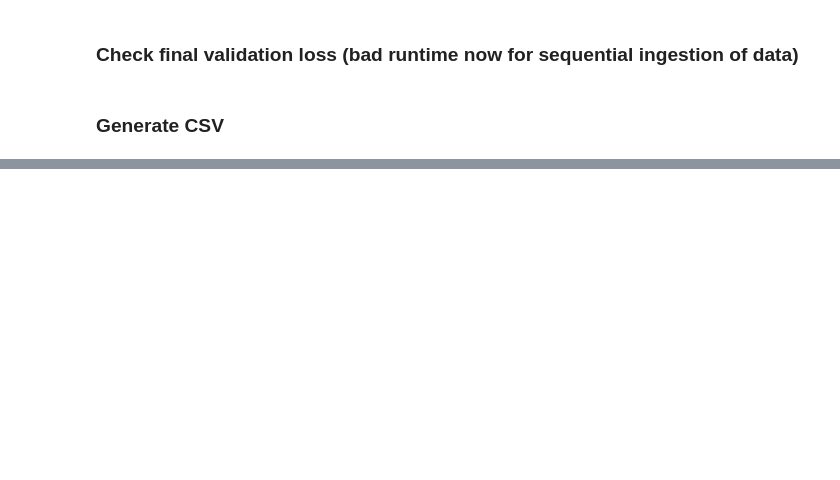
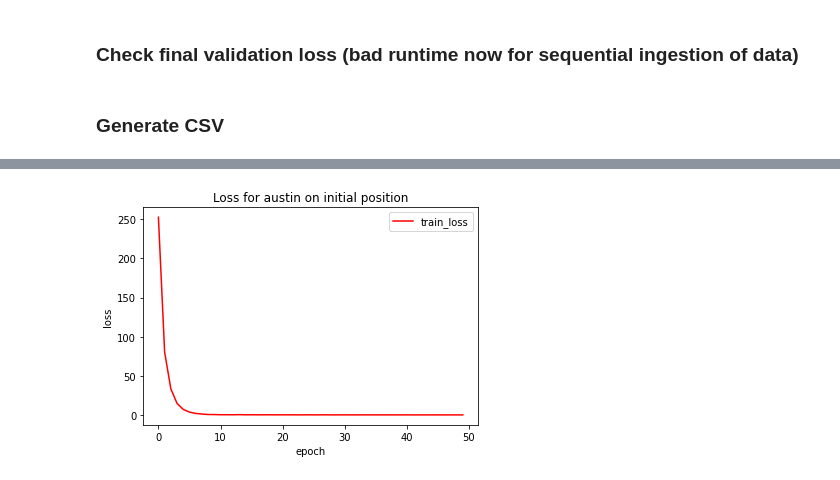
Before and after one commit to cepan/Autonomous_Vehicle_Trajectory_Prediction, a Jupyter notebook: argo2/seq2seq_lstm/two_lstm_enc_dec_all.ipynb, the cells around one changed output, grey strips where cells are left out. Cells and saved outputs as stored; diff of their text form; code cells hidden in the pictures; blank space fills up the shorter version.

Commit message:
push final model

```diff
--- a/argo2/seq2seq_lstm/two_lstm_enc_dec_all.ipynb
+++ b/argo2/seq2seq_lstm/two_lstm_enc_dec_all.ipynb
@@ -155,7 +155,7 @@ Sat May 28 01:30:12 2022
 #     print(t.shape)
 # %%
-# function that tells how long training takes
-def train_time(start_time, end_time):
+# function that tells how long valing takes
+def val_time(start_time, end_time):
     elapsed_time = end_time - start_time
     elapsed_mins = int(elapsed_time / 60)
     elapsed_secs = int(elapsed_time - (elapsed_mins * 60))
@@ -402,0 +498,88 @@ for city in cities:
+# %%
+%%time
+
+# train one model for each city
+device = torch.device('cuda' if torch.cuda.is_available() else 'cpu')
+
+for city in cities:
+    print('Training ' + str(city))
+    train_dataset = ArgoverseDataset(city, 'train')
+
+    X_train_nn_pos = train_dataset.nn_pos_inputs.to(device)
+    y_train_nn_pos = train_dataset.nn_pos_outputs.to(device)
+    X_train_nn_velo = train_dataset.nn_velo_inputs.to(device)
+    y_train_nn_velo = train_dataset.nn_velo_outputs.to(device)
+    X_train = train_dataset.input_positions.to(device)
+    y_train = train_dataset.output_positions.to(device)
+
+    start_time = time.time()
+    nn_pos = lstm_encoder_decoder_no_early.lstm_seq2seq(
+        input_size=2,
+        hidden_size=128,
+        num_layers=1,
+        dropout=0.3
+    )
+
+    nn_pos.to(device)
+
+    train_losses_pos = lstm_encoder_decoder_no_early.train_model(
+        nn_pos,
+        city,
+        X_train_nn_pos,
+        y_train_nn_pos,
+        n_epochs=50,
+        target_len=1,
+        batch_size=256,
+        training_prediction='mixed_teacher_forcing',
+        teacher_forcing_ratio=0.6,
+        learning_rate=0.001,
+        dynamic_tf=False,
+        device=device
+    )
+
+    pickle.dump(nn_pos, open('../models/seq2seq_lstm_pos_' + str(nn_pos.num_layers) + '_' + city, 'wb'))
+    plt.title("Loss for " + city + " on initial position")
+    plt.xlabel("epoch")
+    plt.ylabel("loss")
+    plt.plot(train_losses_pos, color="red", label="train_loss")
+    plt.legend()
+    plt.show()
+
+
+    nn_velo = lstm_encoder_decoder_no_early.lstm_seq2seq(
+        input_size=2,
+        hidden_size=512,
+        num_layers=1,
+        dropout=0.3
+    )
+
+    nn_velo.to(device)
+
+    train_losses_velo = lstm_encoder_decoder_no_early.train_model(
+        nn_velo,
+        city,
+        X_train_nn_velo,
+        y_train_nn_velo,
+        n_epochs=100,
+        target_len=59,
+        batch_size=256,
+        training_prediction='mixed_teacher_forcing',
+        teacher_forcing_ratio=0.6,
+        learning_rate=0.0001,
+        dynamic_tf=False,
+        device=device
+    )
+
+    pickle.dump(nn_velo, open('../models/seq2seq_lstm_velo_' + str(nn_velo.num_layers) + '_' + city, 'wb'))
+    plt.title("Loss for " + city + " on velocity")
+    plt.xlabel("epoch")
+    plt.ylabel("loss")
+    plt.plot(train_losses_velo, color="red", label="train_loss")
+    plt.legend()
+    plt.show()
+
+    end_time = time.time()
+    train_mins, train_secs = train_time(start_time, end_time)
+    print(
+        f'Total training time is: {train_mins}m {train_secs}s' + ' for ' + city)
+# %% [output]
@@ -402,0 +587 @@ for city in cities:
+[figure, added]
```
Also changed, not shown: parts of 13 cells of this notebook, 5 other files.
